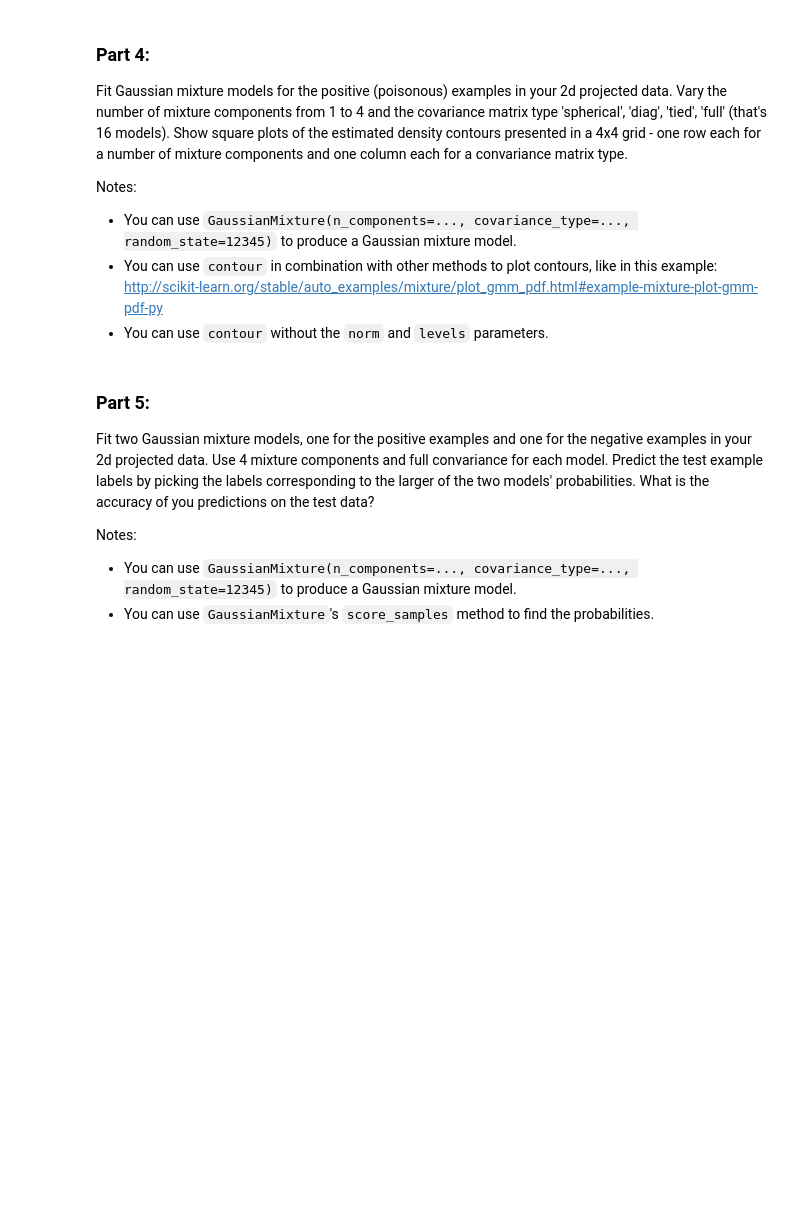
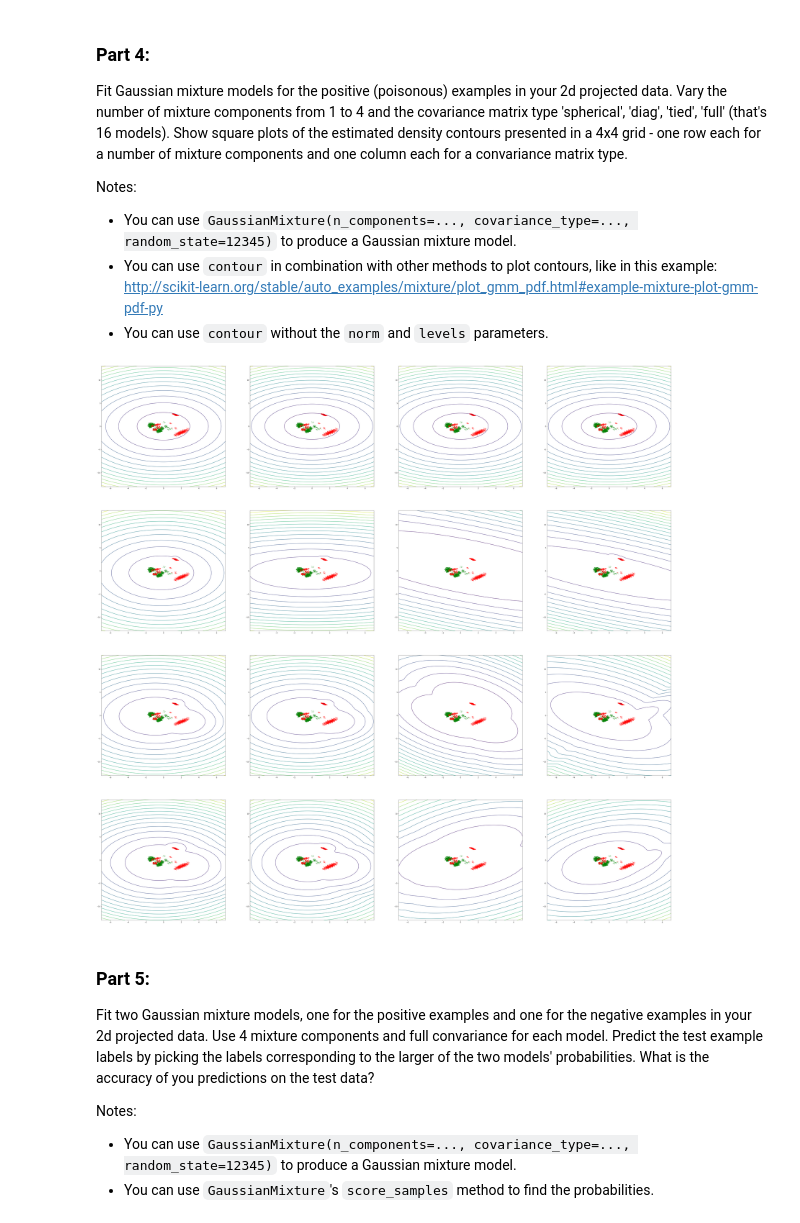
Before and after one commit to imander/w207, a Jupyter notebook: project3/ian_anderson_p3.ipynb, the cells around one changed output. Cells and saved outputs as stored; diff of their text form; code cells hidden in the pictures; blank space fills up the shorter version.

```diff
--- a/project3/ian_anderson_p3.ipynb
+++ b/project3/ian_anderson_p3.ipynb
@@ -152,12 +139,17 @@ Notes:
 * You can use `contour` in combination with other methods to plot contours, like in this example: http://scikit-learn.org/stable/auto_examples/mixture/plot_gmm_pdf.html#example-mixture-plot-gmm-pdf-py
 * You can use `contour` without the `norm` and `levels` parameters.
 # %%
-# def P4():
+def P4():
 
 ### STUDENT START ###
+
+    p3.plot_gaussian_mixture_models(train_data, train_labels)
+
 ### STUDENT END ###
 
-# P4()
+P4()
+# %% [output]
+[figure, added]
 # %% [markdown]
 ### Part 5:
 
```
Also changed, not shown: parts of 4 cells of this notebook, 1 other file.
